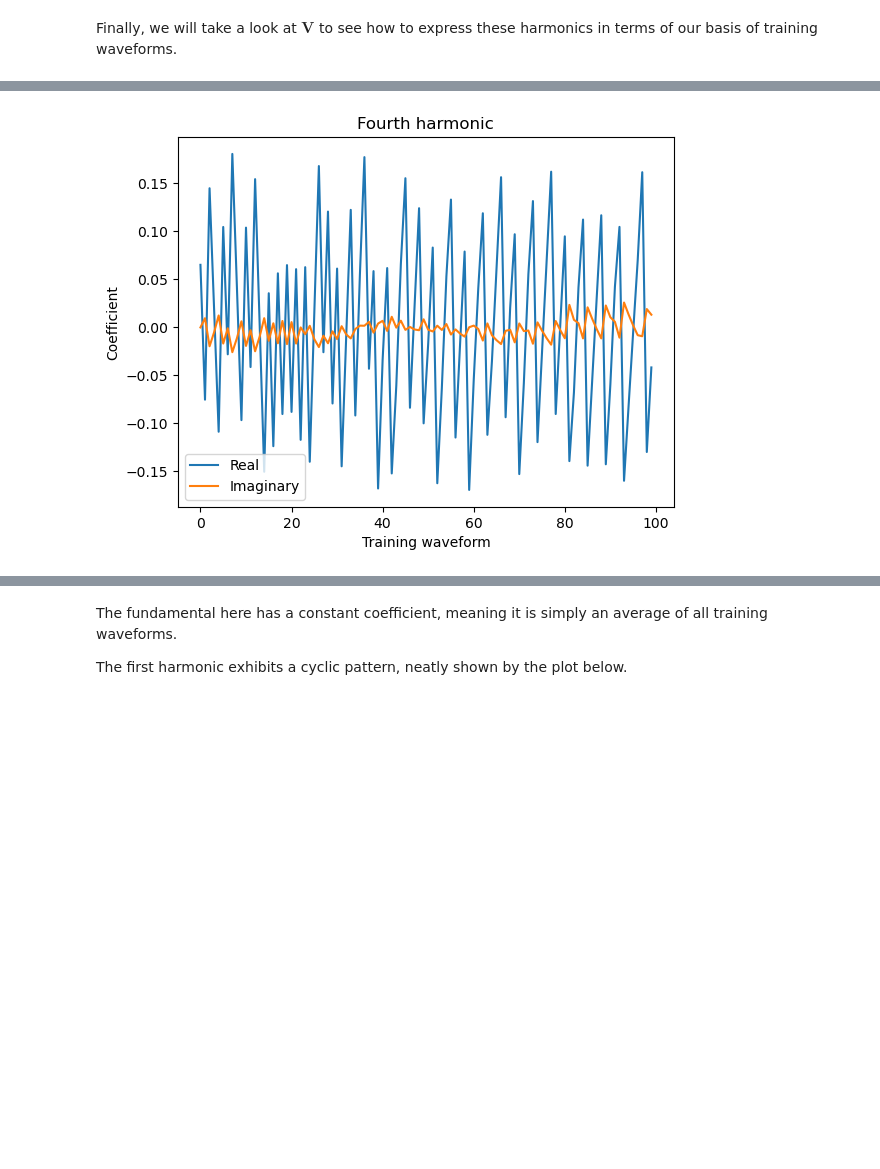
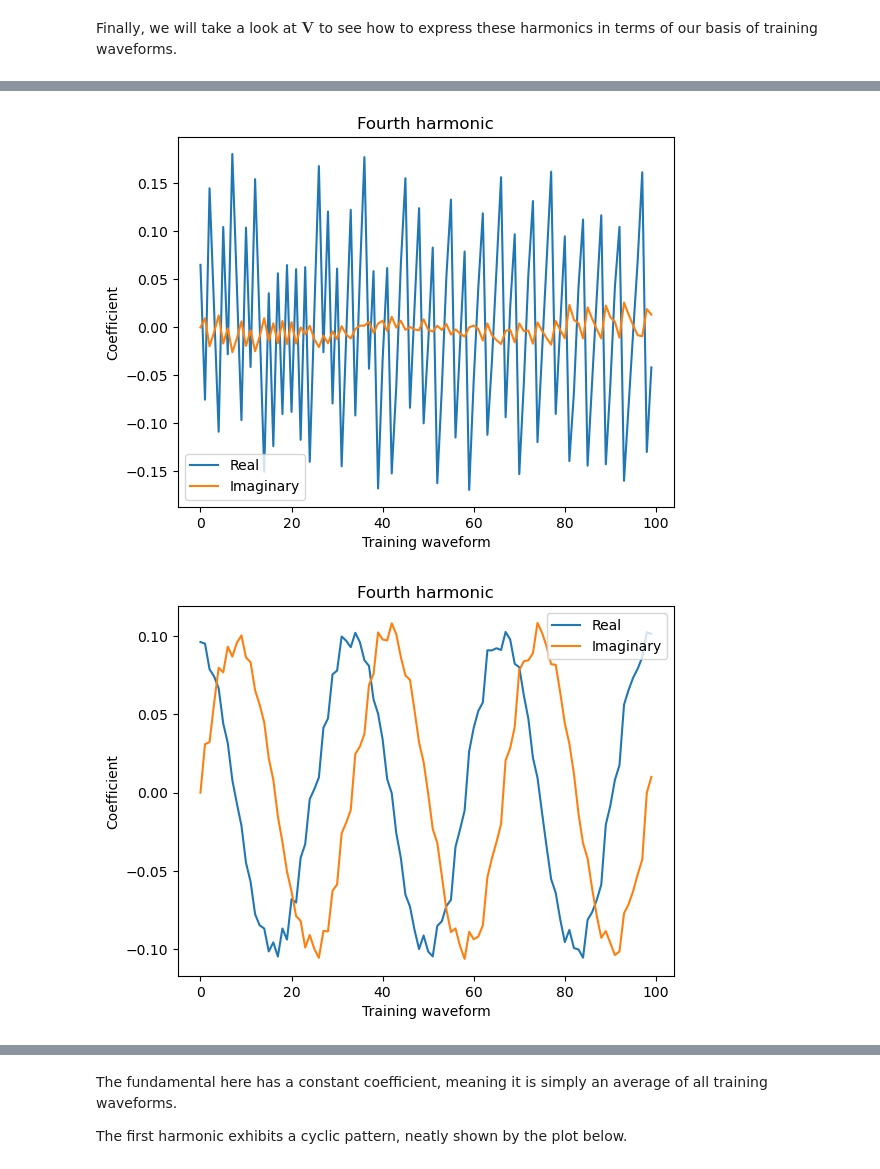
Before and after one commit to BenGPatterson/EccentricHarmonics, a Jupyter notebook: SVD_unwhitened.ipynb, the cells around one changed output, grey strips where cells are left out. Cells and saved outputs as stored; diff of their text form; code cells hidden in the pictures; blank space fills up the shorter version.

```diff
--- a/SVD_unwhitened.ipynb
+++ b/SVD_unwhitened.ipynb
@@ -153,18 +153,19 @@ Harmonics 0 and 1 combined contain 99.33097% of the total information.
 # %% [markdown]
 Finally, we will take a look at $\mathbf{V}$ to see how to express these harmonics in terms of our basis of training waveforms.
 # %%
-titles = ['Fundamental', 'First harmonic', 'Second harmonic', 'Third harmonic', 'Fourth harmonic']
-for i in range(5):
+titles = ['Fundamental', 'First harmonic', 'Second harmonic', 'Third harmonic', 'Fourth harmonic', 'Fourth harmonic', 'Fourth harmonic']
+for i in range(7):
     plt.plot(np.arange(len(V.T[i])), np.real(V.T[i]), label='Real')
     plt.plot(np.arange(len(V.T[i])), np.imag(V.T[i]), label='Imaginary')
     plt.title(titles[i])
     plt.ylabel('Coefficient')
     plt.xlabel('Training waveform')
     plt.legend()
     plt.show()
 # %% [output]
 [figure]
 [figure]
 [figure]
 [figure]
 [figure]
+[figure, added]
```
Also changed, not shown: parts of 1 cell of this notebook, 4 other files.
